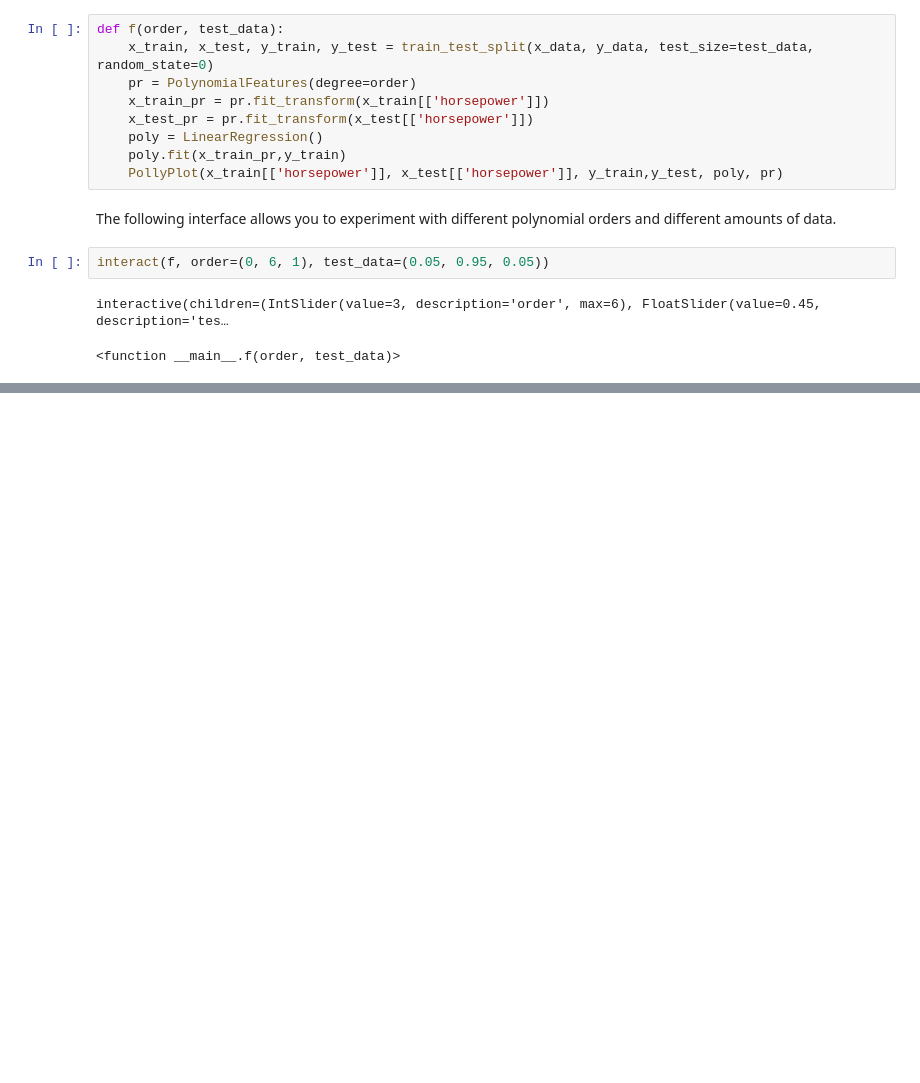
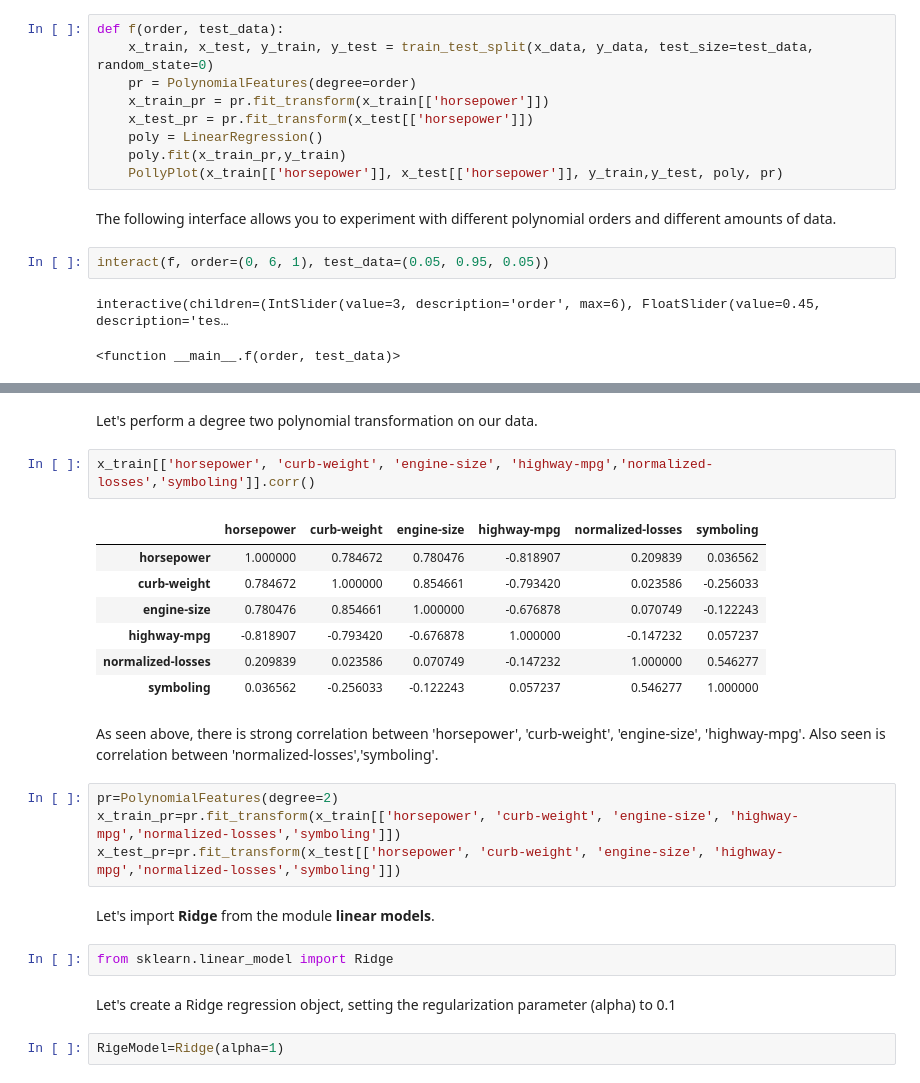
Before and after one commit to Aduzona/Machine_Learning, a Jupyter notebook: 0_Data_Analysis_with_Python/5_Model_Evaluation_and_Refinement.ipynb, the cells around one changed output, grey strips where cells are left out. Cells and saved outputs as stored; diff of their text form; blank space fills up the shorter version.

```diff
--- a/0_Data_Analysis_with_Python/5_Model_Evaluation_and_Refinement.ipynb
+++ b/0_Data_Analysis_with_Python/5_Model_Evaluation_and_Refinement.ipynb
@@ -400,0 +419,27 @@ interactive(children=(IntSlider(value=3, description='order', max=6), FloatSlide
+# %% [markdown]
+Let's perform a degree two polynomial transformation on our data.
+# %%
+x_train[['horsepower', 'curb-weight', 'engine-size', 'highway-mpg','normalized-losses','symboling']].corr()
+# %% [output]
+|  | horsepower | curb-weight | engine-size | highway-mpg | normalized-losses | symboling |
+| horsepower | 1.000000 | 0.784672 | 0.780476 | -0.818907 | 0.209839 | 0.036562 |
+| curb-weight | 0.784672 | 1.000000 | 0.854661 | -0.793420 | 0.023586 | -0.256033 |
+| engine-size | 0.780476 | 0.854661 | 1.000000 | -0.676878 | 0.070749 | -0.122243 |
+| highway-mpg | -0.818907 | -0.793420 | -0.676878 | 1.000000 | -0.147232 | 0.057237 |
+| normalized-losses | 0.209839 | 0.023586 | 0.070749 | -0.147232 | 1.000000 | 0.546277 |
+| symboling | 0.036562 | -0.256033 | -0.122243 | 0.057237 | 0.546277 | 1.000000 |
+# %% [markdown]
+As seen above, there is strong correlation between 'horsepower', 'curb-weight', 'engine-size', 'highway-mpg'.
+Also seen is correlation between 'normalized-losses','symboling'.
+# %%
+pr=PolynomialFeatures(degree=2)
+x_train_pr=pr.fit_transform(x_train[['horsepower', 'curb-weight', 'engine-size', 'highway-mpg','normalized-losses','symboling']])
+x_test_pr=pr.fit_transform(x_test[['horsepower', 'curb-weight', 'engine-size', 'highway-mpg','normalized-losses','symboling']])
+# %% [markdown]
+Let's import  <b>Ridge</b>  from the module <b>linear models</b>.
+# %%
+from sklearn.linear_model import Ridge
+# %% [markdown]
+Let's create a Ridge regression object, setting the regularization parameter (alpha) to 0.1
+# %%
+RigeModel=Ridge(alpha=1)
```
Also changed, not shown: parts of 38 cells of this notebook, 7 other files.
